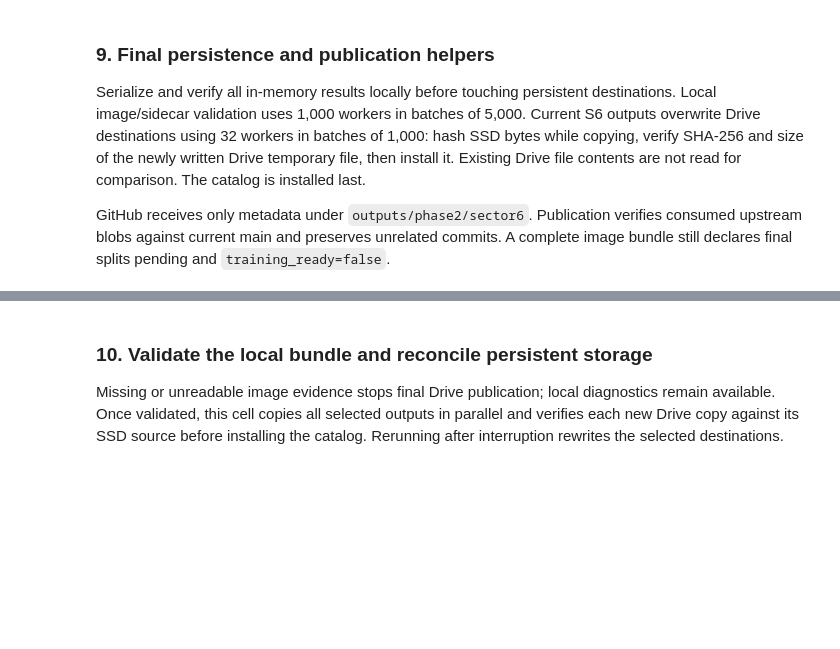
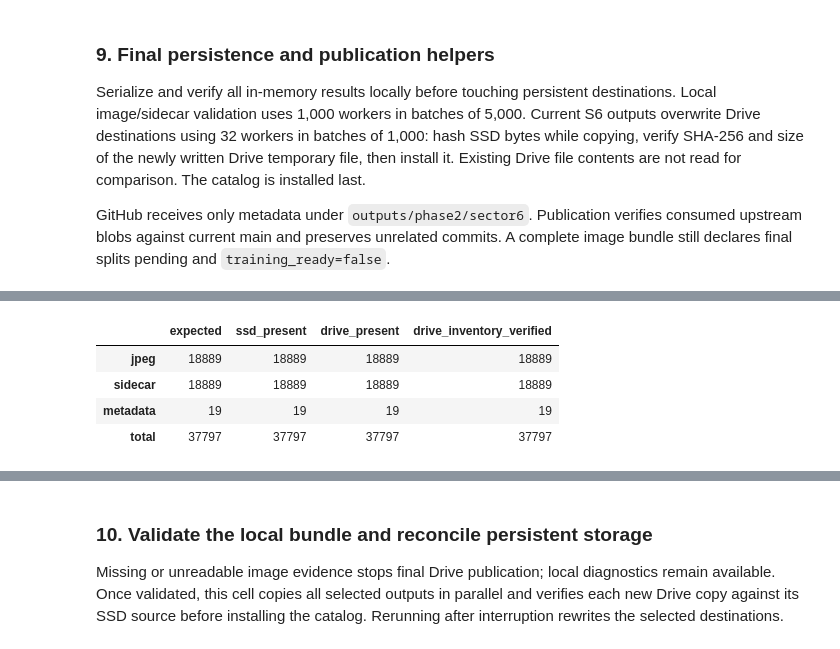
Before and after one commit to bogdanparvu18/msc-graduate-project, a Jupyter notebook: notebooks/phase2/phase2_06_temporal_context_images.ipynb, the cells around one changed output, grey strips where cells are left out. Saved outputs shown, nothing was run; the diff lists cells and outputs as text; code cells hidden in the pictures; blank space fills up the shorter version.

```diff
--- a/notebooks/phase2/phase2_06_temporal_context_images.ipynb
+++ b/notebooks/phase2/phase2_06_temporal_context_images.ipynb
@@ -5681,0 +5803,84 @@ globals().pop("_s6d_stale_name", None)
+# %%
+from pathlib import Path
+from datetime import datetime, timezone
+import json
+import pandas as pd
+from IPython.display import display
+
+_diag_cfg = globals().get("CONFIG", {})
+_diag_s6 = _diag_cfg.get("sector6", {})
+
+_diag_ssd = Path(
+    _diag_cfg.get("storage_root", "/content/mmvqa_sector6")
+)
+_diag_drive = Path(
+    _diag_s6.get(
+        "drive_storage_root",
+        "/content/drive/MyDrive/MMVQA_Clinical",
+    )
+)
+_diag_work = Path(
+    _diag_s6.get("work_dir", _diag_ssd / "outputs/phase2/sector6")
+)
+_diag_journal = (
+    _diag_ssd / "_transfer_state/sector6_drive_reconciliation.json"
+)
+_diag_receipt = None
+
+print("CONFIG încărcat:", bool(_diag_cfg))
+print("SSD:", _diag_ssd)
+print("SSD există:", _diag_ssd.is_dir())
+print("Destinație:", _diag_drive)
+print("Drive montat ACUM:", Path("/content/drive").is_mount())
+print("Jurnal:", _diag_journal)
+print("Jurnal existent:", _diag_journal.is_file())
+
+if _diag_journal.is_file():
+    try:
+        _diag_receipt = json.loads(_diag_journal.read_text())
+    except (OSError, ValueError) as error:
+        print("Jurnal inutilizabil:", repr(error))
+    else:
+        print(
+            "Ultima scriere UTC:",
+            datetime.fromtimestamp(
+                _diag_journal.stat().st_mtime, timezone.utc
+            ).isoformat(),
+        )
+        print("Status:", _diag_receipt.get("status"))
+        print("Verificare:", _diag_receipt.get("verification"))
+        print("Planificate:", len(_diag_receipt.get("items", [])))
+        print("Transferuri înregistrate:",
+              len(_diag_receipt.get("transfers", {})))
+        print("Pending:", len(_diag_receipt.get("pending", {})))
+        print("Erori:", list(_diag_receipt.get("errors", {}).items())[:10])
+
+        display(pd.DataFrame.from_dict(
+            _diag_receipt.get("counts", {}), orient="index"
+        ))
+
+        _diag_state_path = _diag_work / "configs/sector6_state.json"
+        if _diag_state_path.is_file():
+            _diag_state = json.loads(_diag_state_path.read_text())
+            _diag_current = {
+                "local_root": str(_diag_ssd.resolve()),
+                "drive_root": str(_diag_drive.resolve()),
+                "content_id": _diag_state.get("content_id"),
+                "processing_signature":
+                    _diag_state.get("processing_signature"),
+            }
+            display(pd.DataFrame([
+                {
+                    "Câmp": key,
+                    "Jurnal": _diag_receipt.get("binding", {}).get(key),
+                    "Acum": value,
+                    "Egal": _diag_receipt.get("binding", {}).get(key) == value,
+                }
+                for key, value in _diag_current.items()
+            ]))
+else:
+    print(
+        "Fără acest jurnal, implementarea actuală nu poate reutiliza "
+        "dovezile transferurilor anterioare și va planifica recopierea."
+    )
+# %% [output]
@@ -5681,0 +5901,5 @@ globals().pop("_s6d_stale_name", None)
+|  | expected | ssd_present | drive_present | drive_inventory_verified |
+| jpeg | 18889 | 18889 | 18889 | 18889 |
+| sidecar | 18889 | 18889 | 18889 | 18889 |
+| metadata | 19 | 19 | 19 | 19 |
+| total | 37797 | 37797 | 37797 | 37797 |
```
Also changed, not shown: parts of 13 cells of this notebook.
